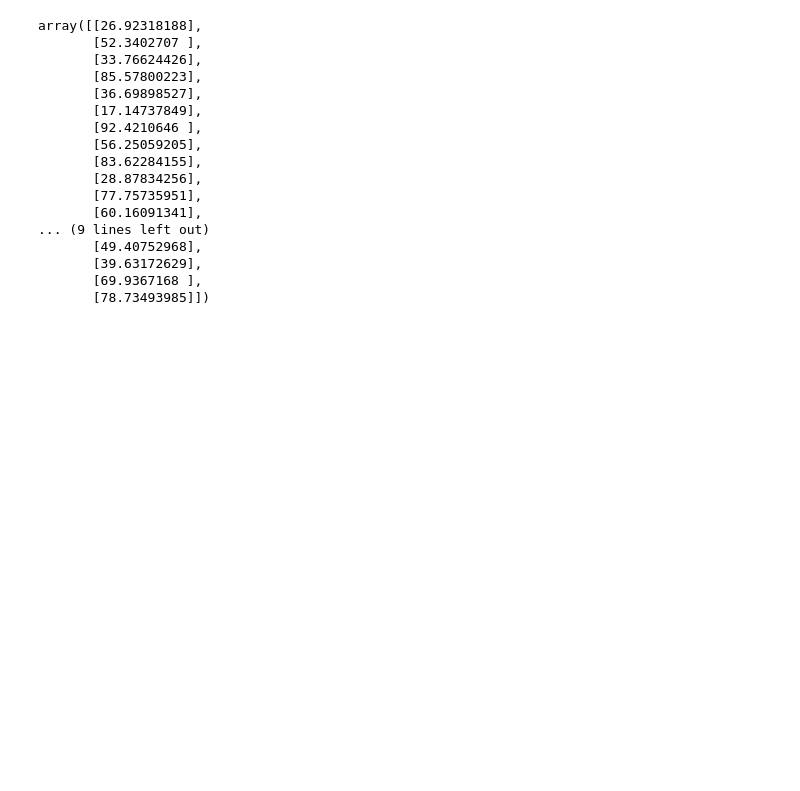
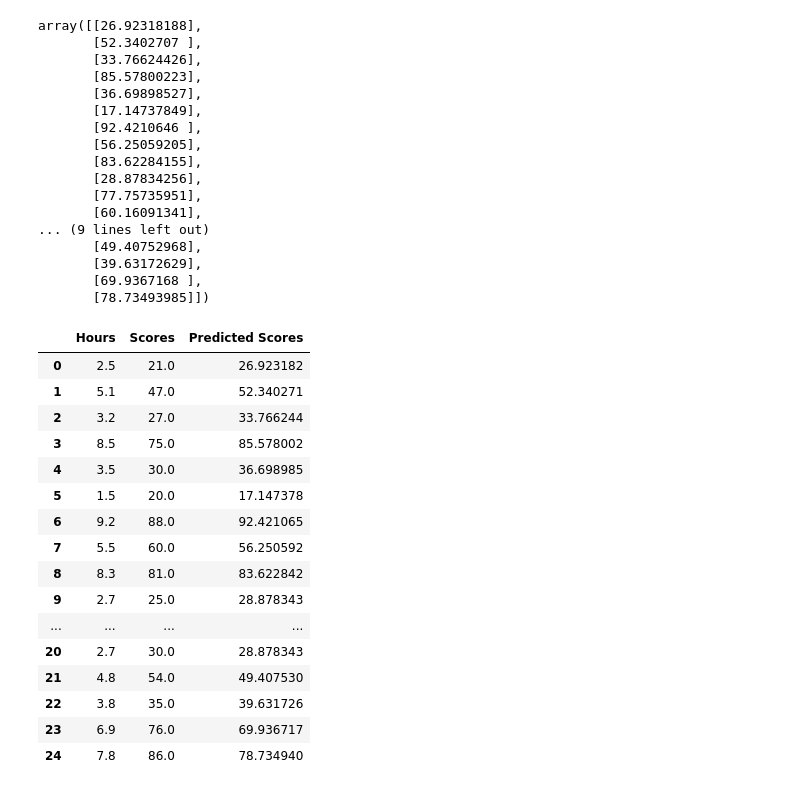
Before and after one commit to Gowri1997/TSF-Task1, a Jupyter notebook: Task-1.ipynb, the cells around one changed output. Drawn from its saved outputs; the diff is of its cells as text; code cells hidden in the pictures; blank space fills up the shorter version.

```diff
--- a/Task-1.ipynb
+++ b/Task-1.ipynb
@@ -108,3 +144,24 @@ array([[26.92318188],
        [39.63172629],
        [69.9367168 ],
        [78.73493985]])
+# %%
+student_score['Predicted Scores']=score_model.predict(student_score[['Hours']])
+student_score
+# %% [output]
+|  | Hours | Scores | Predicted Scores |
+| 0 | 2.5 | 21.0 | 26.923182 |
+| 1 | 5.1 | 47.0 | 52.340271 |
+| 2 | 3.2 | 27.0 | 33.766244 |
+| 3 | 8.5 | 75.0 | 85.578002 |
+| 4 | 3.5 | 30.0 | 36.698985 |
+| 5 | 1.5 | 20.0 | 17.147378 |
+| 6 | 9.2 | 88.0 | 92.421065 |
+| 7 | 5.5 | 60.0 | 56.250592 |
+| 8 | 8.3 | 81.0 | 83.622842 |
+| 9 | 2.7 | 25.0 | 28.878343 |
+| ... | ... | ... | ... |
+| 20 | 2.7 | 30.0 | 28.878343 |
+| 21 | 4.8 | 54.0 | 49.407530 |
+| 22 | 3.8 | 35.0 | 39.631726 |
+| 23 | 6.9 | 76.0 | 69.936717 |
+| 24 | 7.8 | 86.0 | 78.734940 |
```
Also changed, not shown: parts of 13 cells of this notebook.
